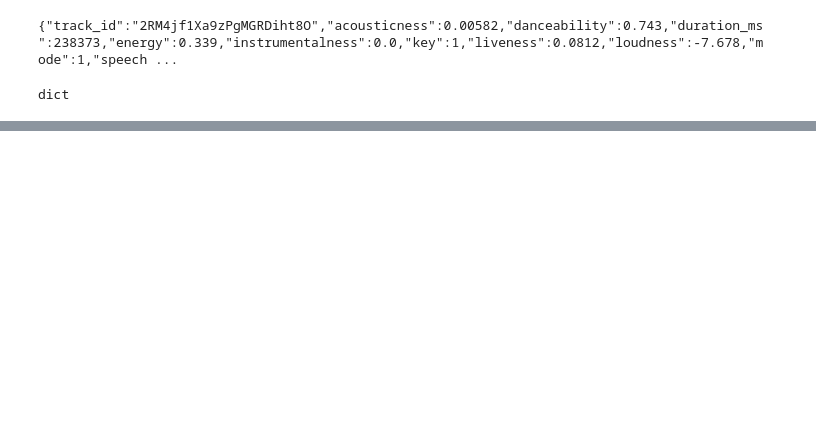
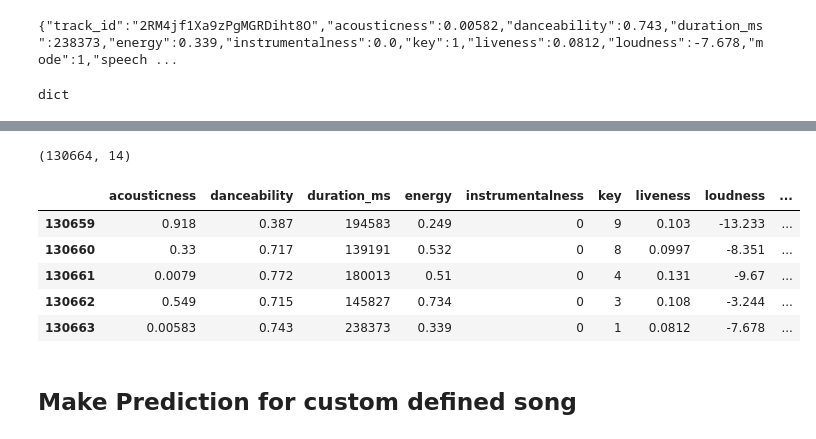
Before and after one commit to BloomTech-Labs/groovn-music-ds, a Jupyter notebook: dynamic_spotify_prediction.ipynb, the cells around one changed output, grey strips where cells are left out. Cells and saved outputs as stored; diff of their text form; code cells hidden in the pictures; blank space fills up the shorter version.

```diff
--- a/dynamic_spotify_prediction.ipynb
+++ b/dynamic_spotify_prediction.ipynb
@@ -114,0 +182,14 @@ pd.concat([df.drop(columns=['artist_name', 'track_name']),json_df.transpose()],
+# %%
+dynamic_df = df2.drop(columns=['track_id'])
+print(dynamic_df.shape)
+dynamic_df.tail()
+# %% [output]
+(130664, 14)
+|  | acousticness | danceability | duration_ms | energy | instrumentalness | key | liveness | loudness | ... |
+| 130659 | 0.918 | 0.387 | 194583 | 0.249 | 0 | 9 | 0.103 | -13.233 | ... |
+| 130660 | 0.33 | 0.717 | 139191 | 0.532 | 0 | 8 | 0.0997 | -8.351 | ... |
+| 130661 | 0.0079 | 0.772 | 180013 | 0.51 | 0 | 4 | 0.131 | -9.67 | ... |
+| 130662 | 0.549 | 0.715 | 145827 | 0.734 | 0 | 3 | 0.108 | -3.244 | ... |
+| 130663 | 0.00583 | 0.743 | 238373 | 0.339 | 0 | 1 | 0.0812 | -7.678 | ... |
+# %% [markdown]
+## Make Prediction for custom defined song
```
Also changed, not shown: parts of 12 cells of this notebook, 3 other files.
